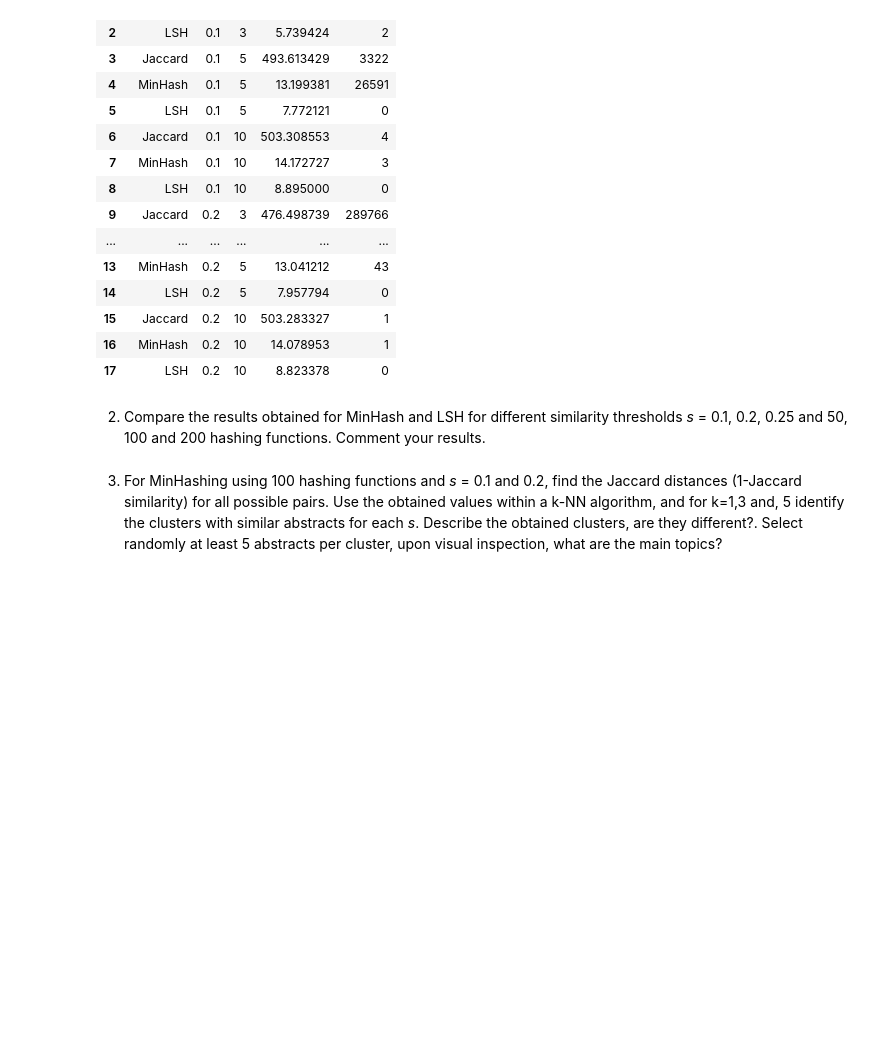
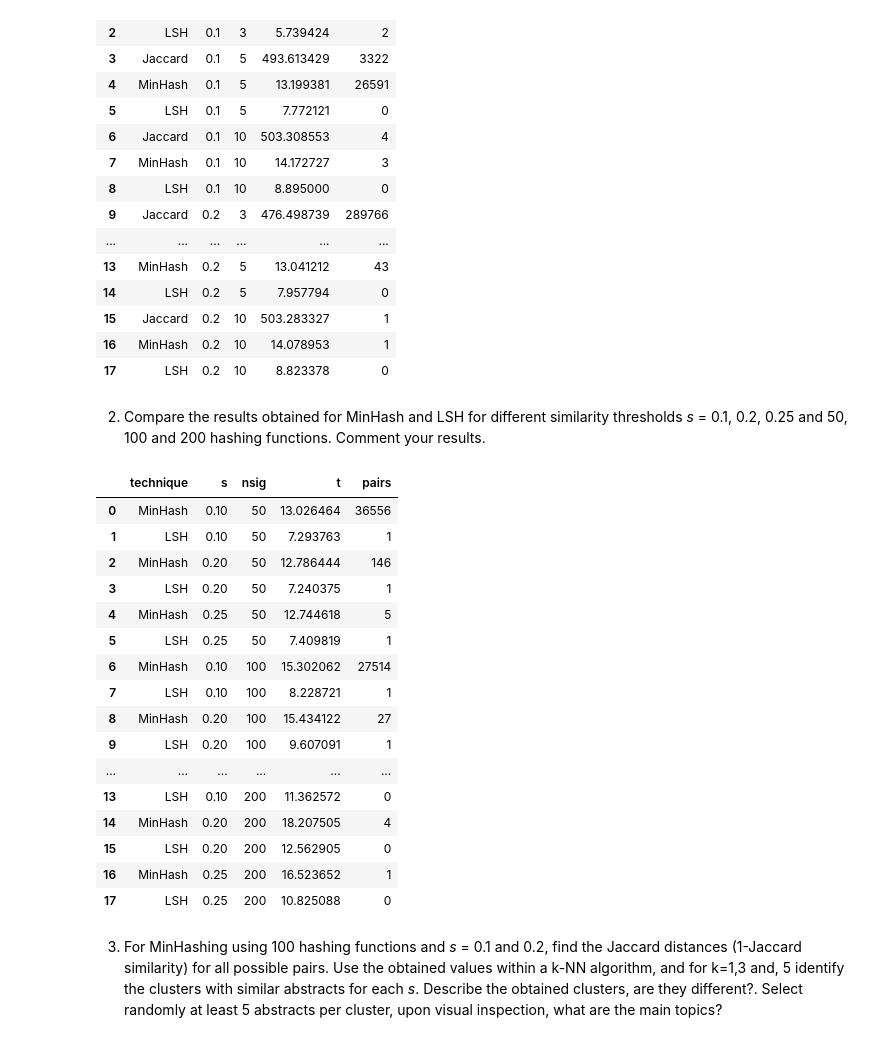
Before and after one commit to AlexTouvras/FindingSimilarItems, a Jupyter notebook: Mining_information.ipynb, the cells around one changed output. Drawn from its saved outputs; the diff is of its cells as text; code cells hidden in the pictures; blank space fills up the shorter version.

```diff
--- a/Mining_information.ipynb
+++ b/Mining_information.ipynb
@@ -251,11 +255,8 @@ k_shingles = [3,5,10]
 
 
 # Create slideframes to store the result
+df_results_1 = pd.DataFrame(columns=["technique","s","k","t","pairs"])
 
-df_results_1 = pd.DataFrame(columns=["technique","s","k","t","pairs"])
-random.seed(24)
-random.shuffle(abstracts_clean) # randomly shuffle the list of abstracts and then pick the first 1000
-abstracts_random = abstracts_clean[:999]
 for s in s_th:
     for k in k_shingles:
         signatures = []  # signatures for all abstracts
@@ -265,7 +266,7 @@ for s in s_th:
         #pair-wise jaccard-similarities
         candidates = []
 
-        for pair in itertools.combinations(abstracts_clean[:999],2):
+        for pair in itertools.combinations(abstracts_random,2):
             js = jaccard_similarity_score(get_shingles(pair[0], k=k),get_shingles(pair[1], k=k))
 
             if js > s:
@@ -340,5 +461,25 @@ df_results_1
 | 17 | LSH | 0.2 | 10 | 8.823378 | 0 |
 # %% [markdown]
 2. Compare the results obtained for MinHash and LSH for different similarity thresholds *s* = 0.1, 0.2, 0.25 and 50, 100 and 200 hashing functions. Comment your results.
+# %%
+df_results_2
+# %% [output]
+|  | technique | s | nsig | t | pairs |
+| 0 | MinHash | 0.10 | 50 | 13.026464 | 36556 |
+| 1 | LSH | 0.10 | 50 | 7.293763 | 1 |
+| 2 | MinHash | 0.20 | 50 | 12.786444 | 146 |
+| 3 | LSH | 0.20 | 50 | 7.240375 | 1 |
+| 4 | MinHash | 0.25 | 50 | 12.744618 | 5 |
+| 5 | LSH | 0.25 | 50 | 7.409819 | 1 |
+| 6 | MinHash | 0.10 | 100 | 15.302062 | 27514 |
+| 7 | LSH | 0.10 | 100 | 8.228721 | 1 |
+| 8 | MinHash | 0.20 | 100 | 15.434122 | 27 |
+| 9 | LSH | 0.20 | 100 | 9.607091 | 1 |
+| ... | ... | ... | ... | ... | ... |
+| 13 | LSH | 0.10 | 200 | 11.362572 | 0 |
+| 14 | MinHash | 0.20 | 200 | 18.207505 | 4 |
+| 15 | LSH | 0.20 | 200 | 12.562905 | 0 |
+| 16 | MinHash | 0.25 | 200 | 16.523652 | 1 |
+| 17 | LSH | 0.25 | 200 | 10.825088 | 0 |
 # %% [markdown]
    3. For MinHashing using 100 hashing functions and *s* = 0.1 and 0.2,  find the Jaccard distances (1-Jaccard similarity) for all possible pairs. Use the obtained values within a k-NN algorithm, and for k=1,3 and, 5 identify the clusters with similar abstracts for each *s*. Describe the obtained clusters, are they different?. Select randomly at least 5 abstracts per cluster, upon visual inspection, what are the main topics?
```
Also changed, not shown: parts of 15 cells of this notebook.
